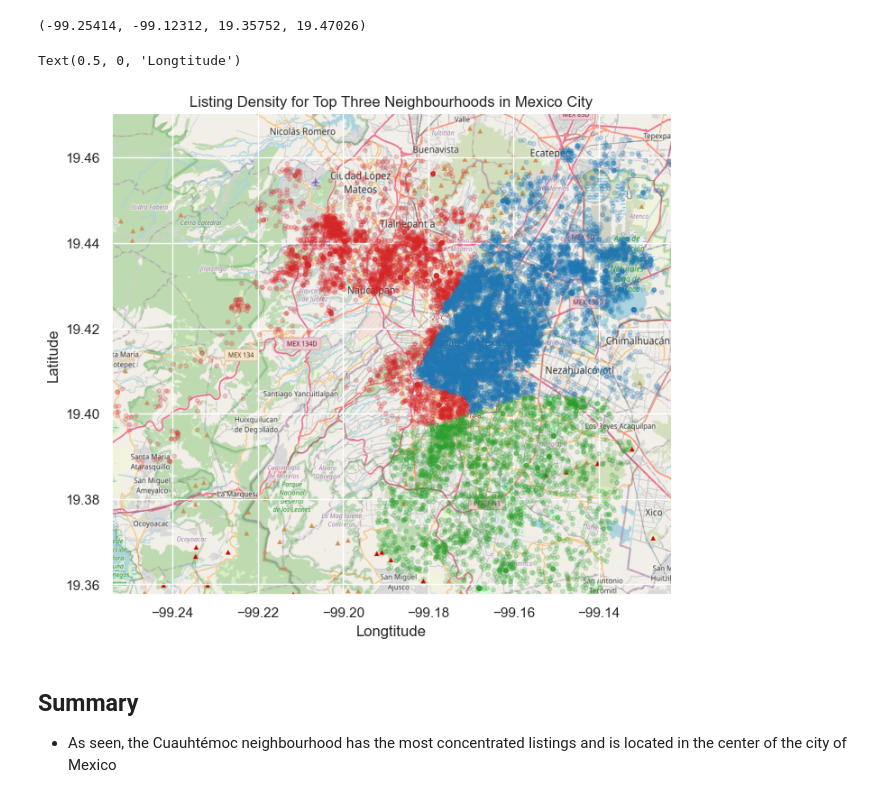
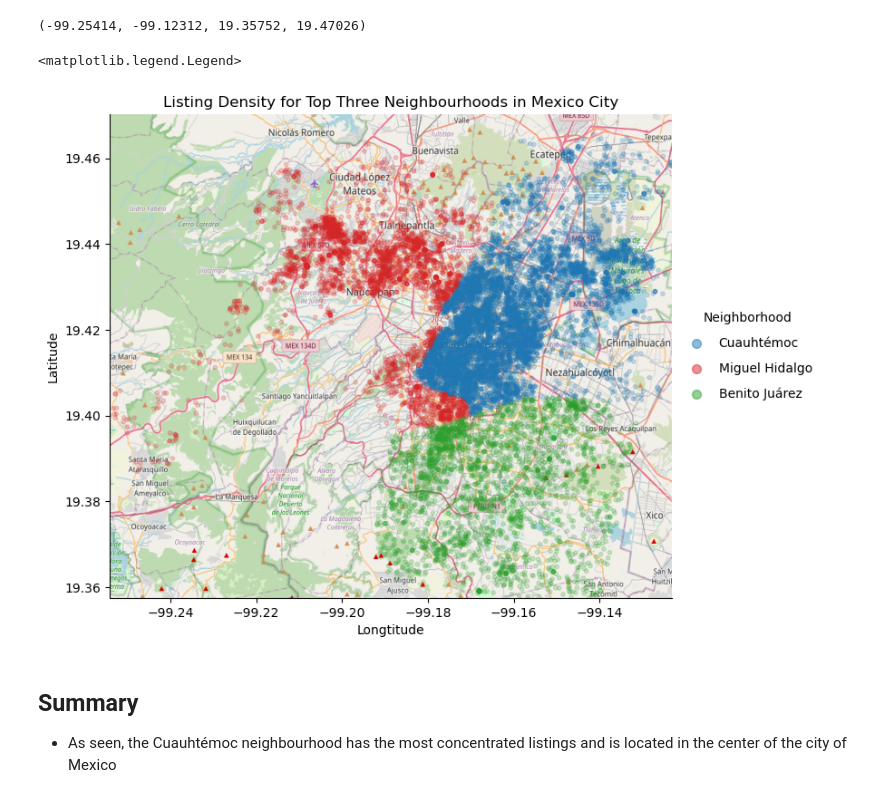
Before and after one commit to ubco-W2022T2-data301/project-group-group21, a Jupyter notebook: analysis/analysis2.ipynb, the cells around one changed output. Cells and saved outputs as stored; diff of their text form; code cells hidden in the pictures.

```diff
--- a/analysis/analysis2.ipynb
+++ b/analysis/analysis2.ipynb
@@ -386,21 +387,24 @@ mex = plt.imread('../data/raw/map.png')
 # %%
 fig, ax = plt.subplots(figsize = (8,7))
 colors = {'Cuauhtémoc':'tab:blue', 'Miguel Hidalgo':'tab:red', 'Benito Juárez':'tab:green'}
 ax.scatter(combined_df.longitude, combined_df.latitude, zorder=1, alpha= 0.2, c=combined_df['neighbourhood'].map(colors), s=10)
 ax.set_title('Listing Density for Top Three Neighbourhoods in Mexico City')
 ax.set_xlim(BBox[0],BBox[1])
 ax.set_ylim(BBox[2],BBox[3])
 ax.imshow(mex, zorder=0, extent = BBox, aspect= 'equal')
 sns.despine()
 ax.set_ylabel("Latitude")
 ax.set_xlabel("Longtitude")
+for neighborhood, color in colors.items():
+    ax.scatter([], [], c=color, alpha=0.5, s=50, label=neighborhood)
 
+ax.legend(scatterpoints=1, frameon=False, labelspacing=1, title='Neighborhood',loc='center left', bbox_to_anchor=(1, 0.5))
 
 # need to keep the second neigbourhood to compare the location
 # colour coat and see how the prices compare and add the thrid biggest one
 # %% [output]
-Text(0.5, 0, 'Longtitude')
+<matplotlib.legend.Legend>
-[figure, old version]
+[figure, new version]
 # %% [markdown]
 ## Summary
 - As seen, the Cuauhtémoc neighbourhood has the most concentrated listings and is located in the center of the city of Mexico
```
Also changed, not shown: parts of 13 cells of this notebook, 2 other files.
